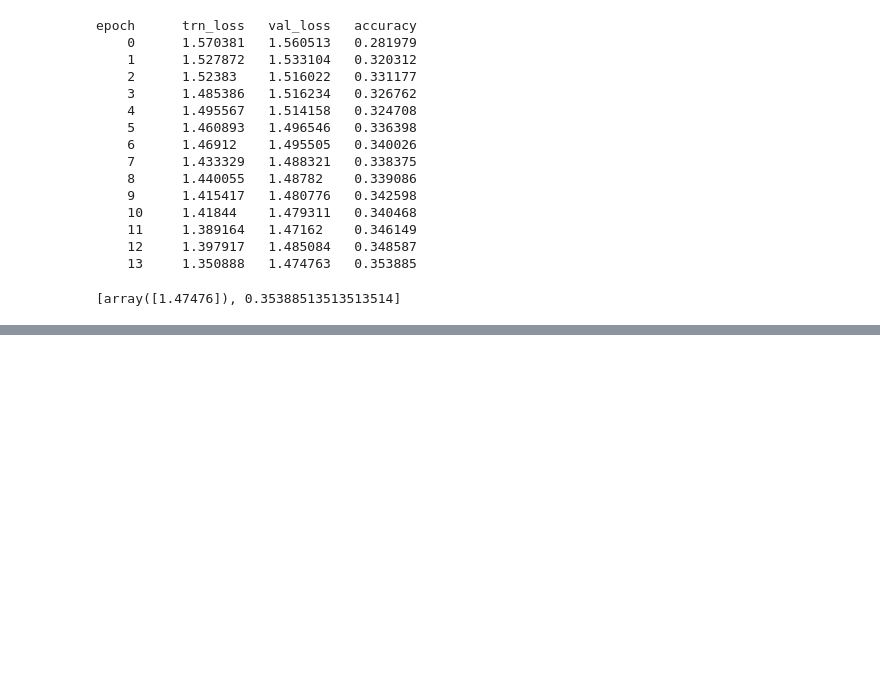
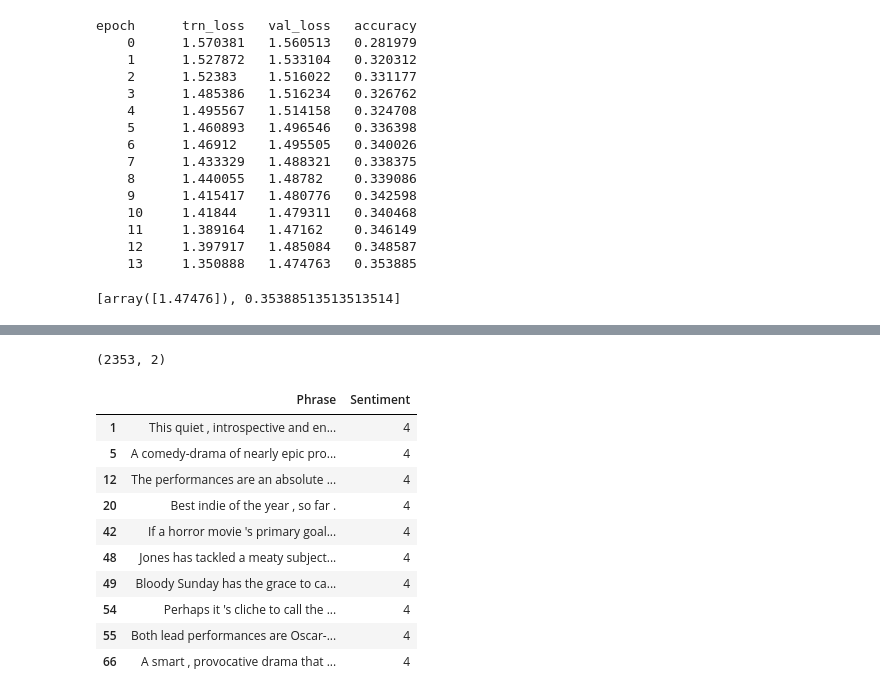
Before and after one commit to Muosvr/movie-review-sentiment-analysis-kernels-only, a Jupyter notebook: movie-review-sentiment-analysis-kernels-only.ipynb, the cells around one changed output, grey strips where cells are left out. Cells and saved outputs as stored; diff of their text form; code cells hidden in the pictures; blank space fills up the shorter version.

```diff
--- a/movie-review-sentiment-analysis-kernels-only.ipynb
+++ b/movie-review-sentiment-analysis-kernels-only.ipynb
@@ -416,0 +559,2 @@ epoch      trn_loss   val_loss   accuracy
+# %%
+df_vneg = pd.DataFrame(df_trainWLabels[df_trainWLabels["Sentiment"]==0])
@@ -416,0 +570,3 @@ epoch      trn_loss   val_loss   accuracy
+# %%
+df_vpos = pd.DataFrame(df_trainWLabels[df_trainWLabels["Sentiment"]==4])
+df_vpos.head()
@@ -416,0 +580,20 @@ epoch      trn_loss   val_loss   accuracy
+# %%
+df_vpvn = df_vpos.append(df_vneg)
+# %%
+df_vpvn.shape
+# %% [output]
+(2353, 2)
+# %%
+df_vpvn.head(10)
+# %% [output]
+|  | Phrase | Sentiment |
+| 1 | This quiet , introspective and en... | 4 |
+| 5 | A comedy-drama of nearly epic pro... | 4 |
+| 12 | The performances are an absolute ... | 4 |
+| 20 | Best indie of the year , so far . | 4 |
+| 42 | If a horror movie 's primary goal... | 4 |
+| 48 | Jones has tackled a meaty subject... | 4 |
+| 49 | Bloody Sunday has the grace to ca... | 4 |
+| 54 | Perhaps it 's cliche to call the ... | 4 |
+| 55 | Both lead performances are Oscar-... | 4 |
+| 66 | A smart , provocative drama that ... | 4 |
```
Also changed, not shown: parts of 54 cells of this notebook.
